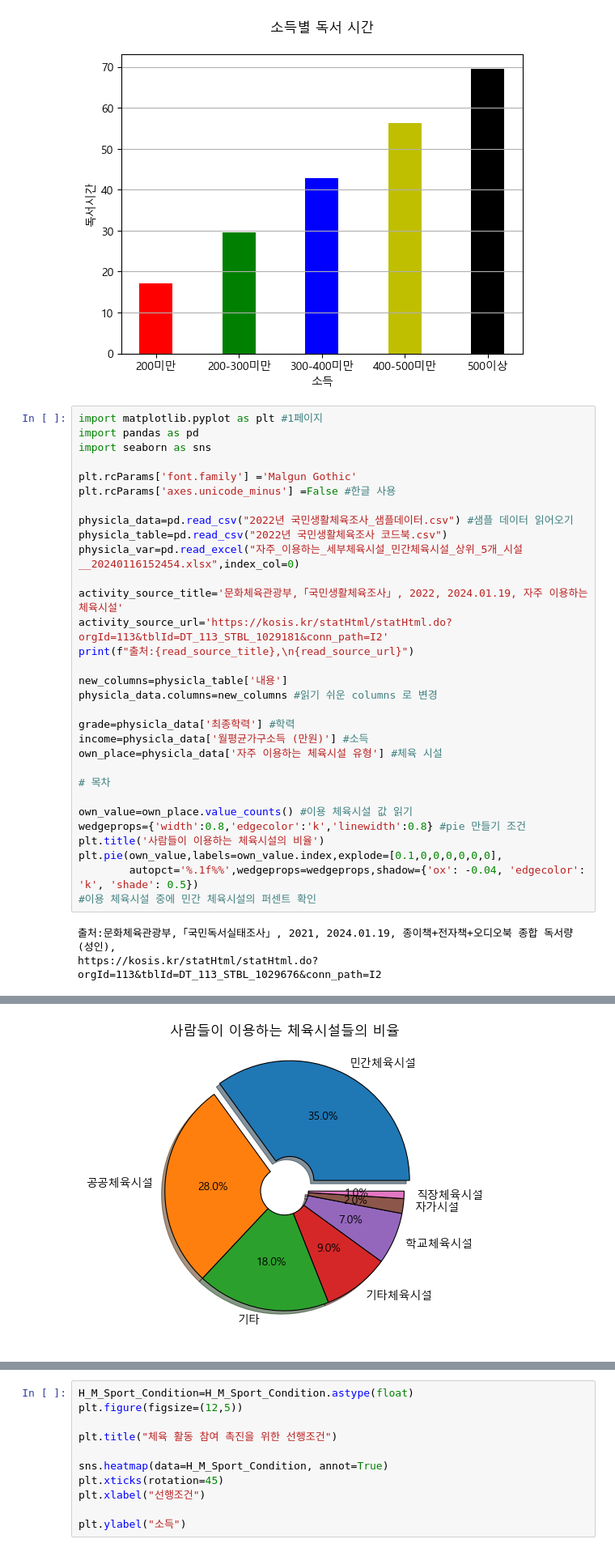
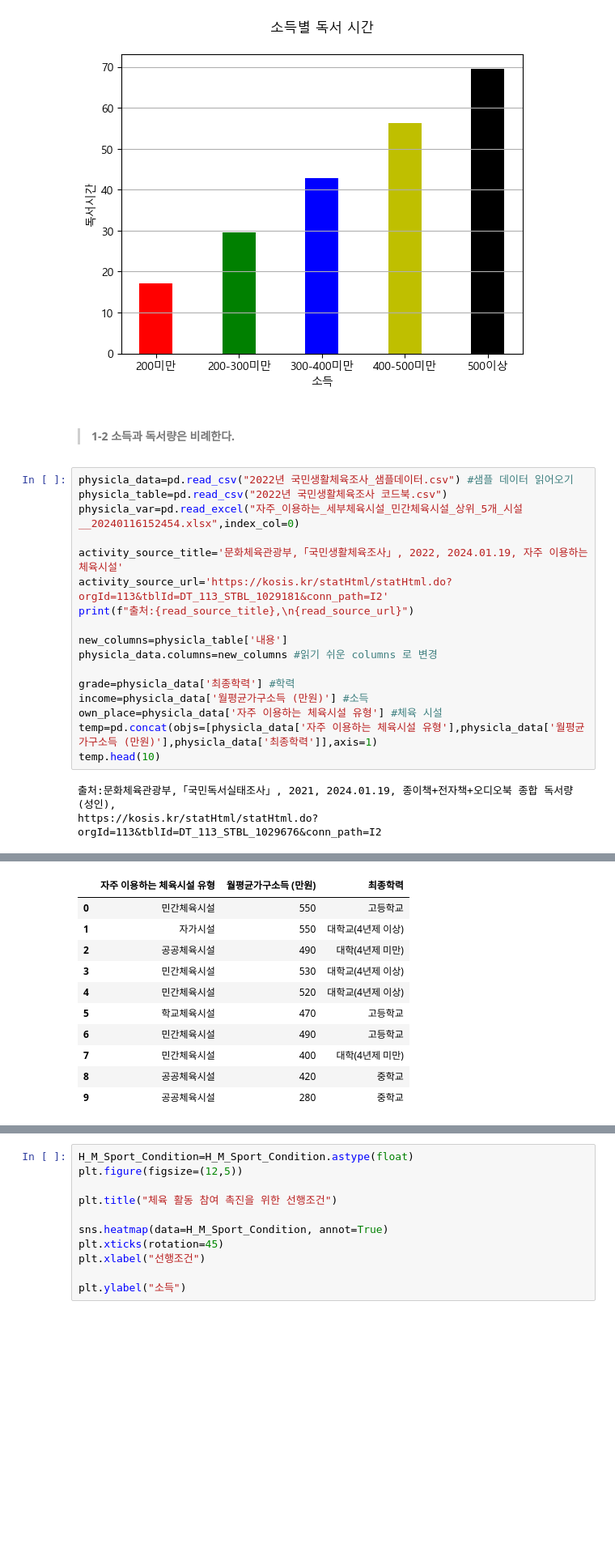
Before and after one commit to qortmdwns/adam, a Jupyter notebook: team_pjt/team.ipynb, the cells around one changed output, grey strips where cells are left out. Shown: that part at 81% size. Drawn from its saved outputs; the diff is of its cells as text; blank space fills up the shorter version.

```diff
--- a/team_pjt/team.ipynb
+++ b/team_pjt/team.ipynb
@@ -139,14 +145,9 @@ plt.show()
 #소득과 독서량은 비례한다는 가정 True
 # %% [output]
 [figure]
+# %% [markdown]
+> ####   __1-2 소득과 독서량은 비례한다.__
 # %%
-import matplotlib.pyplot as plt #1페이지
-import pandas as pd
-import seaborn as sns
-
-plt.rcParams['font.family'] ='Malgun Gothic'
-plt.rcParams['axes.unicode_minus'] =False #한글 사용
-
 physicla_data=pd.read_csv("2022년 국민생활체육조사_샘플데이터.csv") #샘플 데이터 읽어오기
 physicla_table=pd.read_csv("2022년 국민생활체육조사 코드북.csv")
 physicla_var=pd.read_excel("자주_이용하는_세부체육시설_민간체육시설_상위_5개_시설__20240116152454.xlsx",index_col=0)
@@ -161,15 +162,8 @@ physicla_data.columns=new_columns #읽기 쉬운 columns 로 변경
 grade=physicla_data['최종학력'] #학력
 income=physicla_data['월평균가구소득 (만원)'] #소득
 own_place=physicla_data['자주 이용하는 체육시설 유형'] #체육 시설
-
-# 목차
-
-own_value=own_place.value_counts() #이용 체육시설 값 읽기
-wedgeprops={'width':0.8,'edgecolor':'k','linewidth':0.8} #pie 만들기 조건
-plt.title('사람들이 이용하는 체육시설의 비율')
-plt.pie(own_value,labels=own_value.index,explode=[0.1,0,0,0,0,0,0],
-        autopct='%.1f%%',wedgeprops=wedgeprops,shadow={'ox': -0.04, 'edgecolor': 'k', 'shade': 0.5})
-#이용 체육시설 중에 민간 체육시설의 퍼센트 확인
+temp=pd.concat(objs=[physicla_data['자주 이용하는 체육시설 유형'],physicla_data['월평균가구소득 (만원)'],physicla_data['최종학력']],axis=1)
+temp.head(10)
 # %% [output]
 출처:문화체육관광부,「국민독서실태조사」, 2021, 2024.01.19, 종이책+전자책+오디오북 종합 독서량 (성인),
 https://kosis.kr/statHtml/statHtml.do?orgId=113&tblId=DT_113_STBL_1029676&conn_path=I2
@@ -193 +170,11 @@ https://kosis.kr/statHtml/statHtml.do?orgId=113&tblId=DT_113_STBL_1029676&conn_p
-[figure, removed]
+|  | 자주 이용하는 체육시설 유형 | 월평균가구소득 (만원) | 최종학력 |
+| 0 | 민간체육시설 | 550 | 고등학교 |
+| 1 | 자가시설 | 550 | 대학교(4년제 이상) |
+| 2 | 공공체육시설 | 490 | 대학(4년제 미만) |
+| 3 | 민간체육시설 | 530 | 대학교(4년제 이상) |
+| 4 | 민간체육시설 | 520 | 대학교(4년제 이상) |
+| 5 | 학교체육시설 | 470 | 고등학교 |
+| 6 | 민간체육시설 | 490 | 고등학교 |
+| 7 | 민간체육시설 | 400 | 대학(4년제 미만) |
+| 8 | 공공체육시설 | 420 | 중학교 |
+| 9 | 공공체육시설 | 280 | 중학교 |
```
Also changed, not shown: parts of 9 cells of this notebook.
